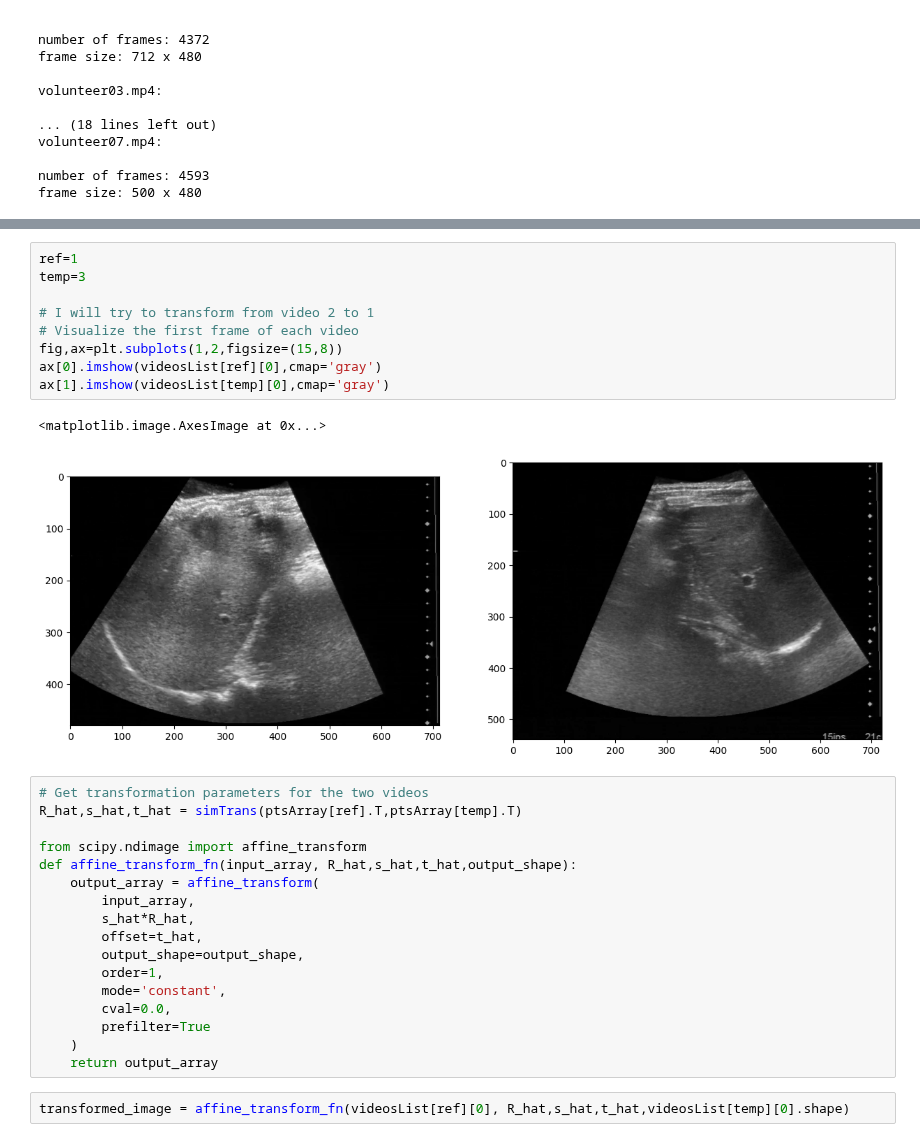
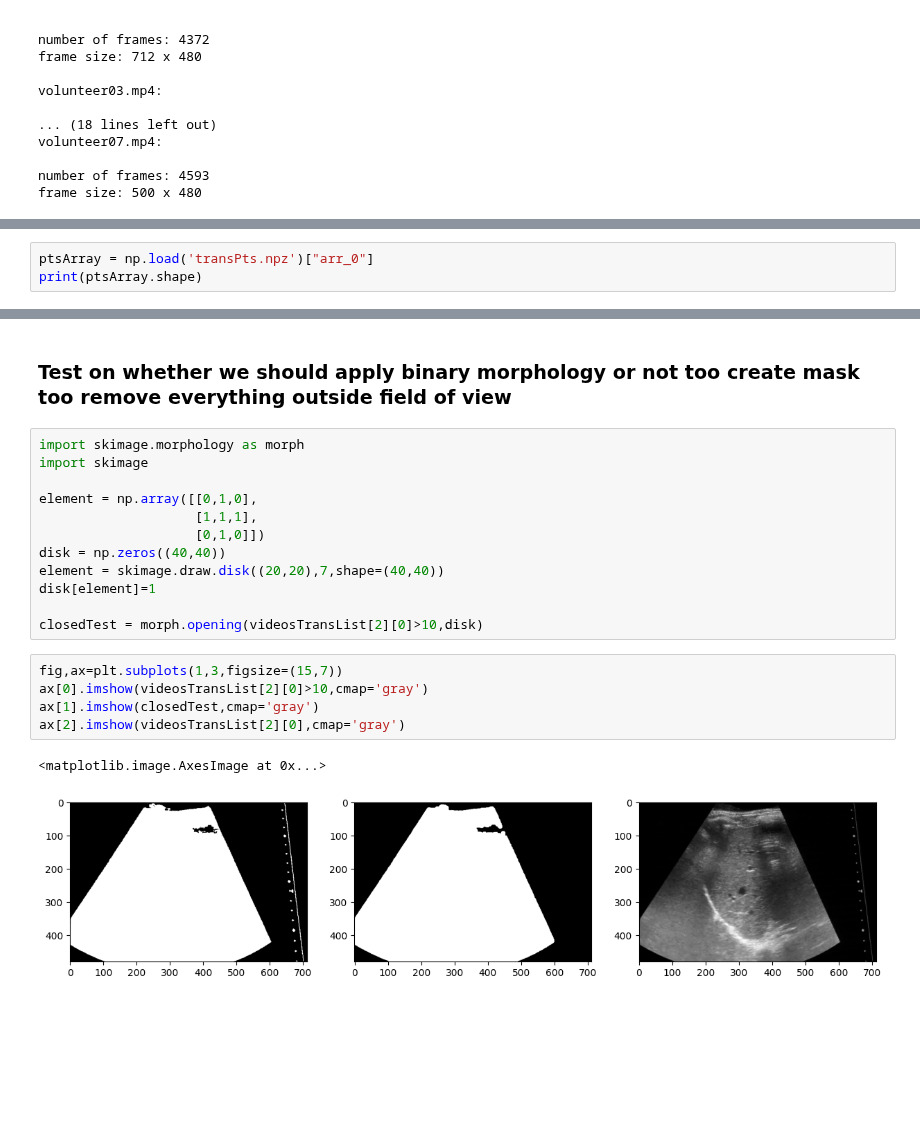
Before and after one commit to markusOlsen1/ModelBasedProject, a Jupyter notebook: main.ipynb, the cells around one changed output, grey strips where cells are left out. Drawn from its saved outputs; the diff is of its cells as text; blank space fills up the shorter version.

Commit message:
done with transformation, missing morphology

```diff
--- a/main.ipynb
+++ b/main.ipynb
@@ -111,0 +97,3 @@ ptsArray = np.array(ptsList)
+# %%
+ptsArray = np.load('transPts.npz')["arr_0"]
+print(ptsArray.shape)
@@ -112,31 +134,22 @@ ptsArray = np.array(ptsList)
+# %% [markdown]
+### Test on whether we should apply binary morphology or not too create mask too remove everything outside field of view
+# %%
+import skimage.morphology as morph
+import skimage
+
+element = np.array([[0,1,0],
+                    [1,1,1],
+                    [0,1,0]])
+disk = np.zeros((40,40))
+element = skimage.draw.disk((20,20),7,shape=(40,40))
+disk[element]=1
+
+closedTest = morph.opening(videosTransList[2][0]>10,disk)
 # %%
-ref=1
-temp=3
-
-# I will try to transform from video 2 to 1
-# Visualize the first frame of each video
-fig,ax=plt.subplots(1,2,figsize=(15,8))
-ax[0].imshow(videosList[ref][0],cmap='gray')
-ax[1].imshow(videosList[temp][0],cmap='gray')
+fig,ax=plt.subplots(1,3,figsize=(15,7))
+ax[0].imshow(videosTransList[2][0]>10,cmap='gray')
+ax[1].imshow(closedTest,cmap='gray')
+ax[2].imshow(videosTransList[2][0],cmap='gray')
 # %% [output]
 <matplotlib.image.AxesImage at 0x...>
-[figure, old version]
+[figure, new version]
-# %%
-# Get transformation parameters for the two videos
-R_hat,s_hat,t_hat = simTrans(ptsArray[ref].T,ptsArray[temp].T)
-
-from scipy.ndimage import affine_transform
-def affine_transform_fn(input_array, R_hat,s_hat,t_hat,output_shape):
-    output_array = affine_transform(
-        input_array,
-        s_hat*R_hat,
-        offset=t_hat,
-        output_shape=output_shape,
-        order=1,
-        mode='constant',
-        cval=0.0,
-        prefilter=True
-    )
-    return output_array
-# %%
-transformed_image = affine_transform_fn(videosList[ref][0], R_hat,s_hat,t_hat,videosList[temp][0].shape)
```
Also changed, not shown: parts of 14 cells of this notebook, 1 other file.
